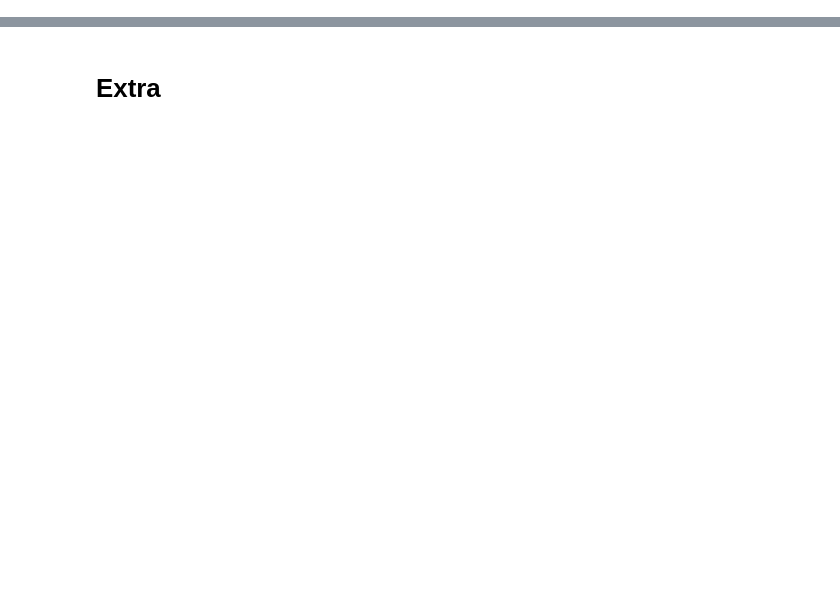
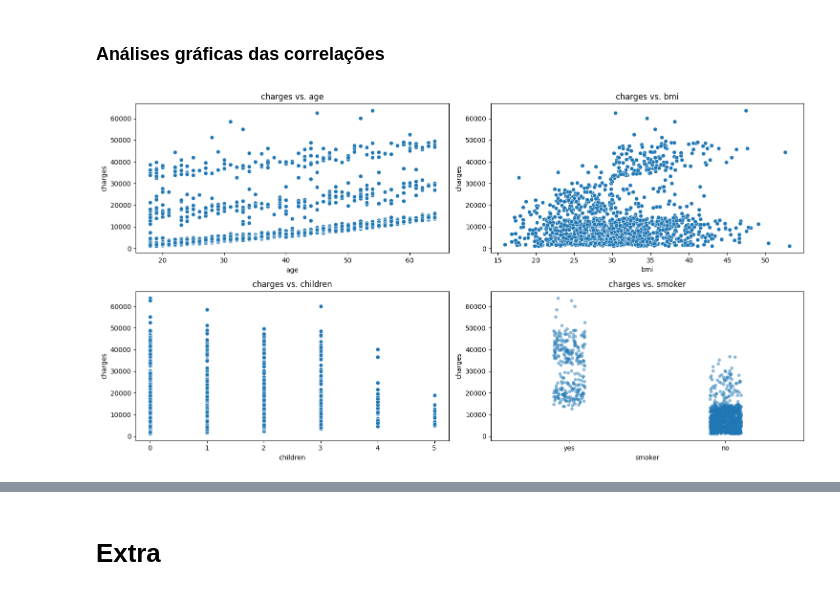
Before and after one commit to umtaldejr/IADT-Fase-1, a Jupyter notebook: IADT_Fase_1.ipynb, the cells around one changed output, grey strips where cells are left out. Cells and saved outputs as stored; diff of their text form; code cells hidden in the pictures; blank space fills up the shorter version.

```diff
--- a/IADT_Fase_1.ipynb
+++ b/IADT_Fase_1.ipynb
@@ -205,0 +252,27 @@ df_encoded = df_encoded.astype({col: int for col in df_encoded.select_dtypes('bo
+# %% [markdown]
+### Análises gráficas das correlações
+# %%
+# Cria gráficos de dispersão (e stripplot) para examinar relações entre variáveis explicativas e o custo médico ('charges').
+
+fig, axs = plt.subplots(2, 2, figsize=(15, 8))
+
+# Dispersão: idade vs. custo
+sns.scatterplot(data=df, x="age", y="charges", ax=axs[0, 0])
+axs[0, 0].set_title("charges vs. age")
+
+# Dispersão: IMC vs. custo
+sns.scatterplot(data=df, x="bmi", y="charges", ax=axs[0, 1])
+axs[0, 1].set_title("charges vs. bmi")
+
+# Dispersão: número de filhos vs. custo
+sns.scatterplot(data=df, x="children", y="charges", ax=axs[1, 0])
+axs[1, 0].set_title("charges vs. children")
+
+# Stripplot: fumante vs. custo (útil para variável categórica)
+sns.stripplot(data=df, x="smoker", y="charges", ax=axs[1, 1], jitter=True, alpha=0.5)
+axs[1, 1].set_title("charges vs. smoker")
+
+plt.tight_layout()
+plt.show()
+# %% [output]
+[figure, added]
```
Also changed, not shown: parts of 119 cells of this notebook.
